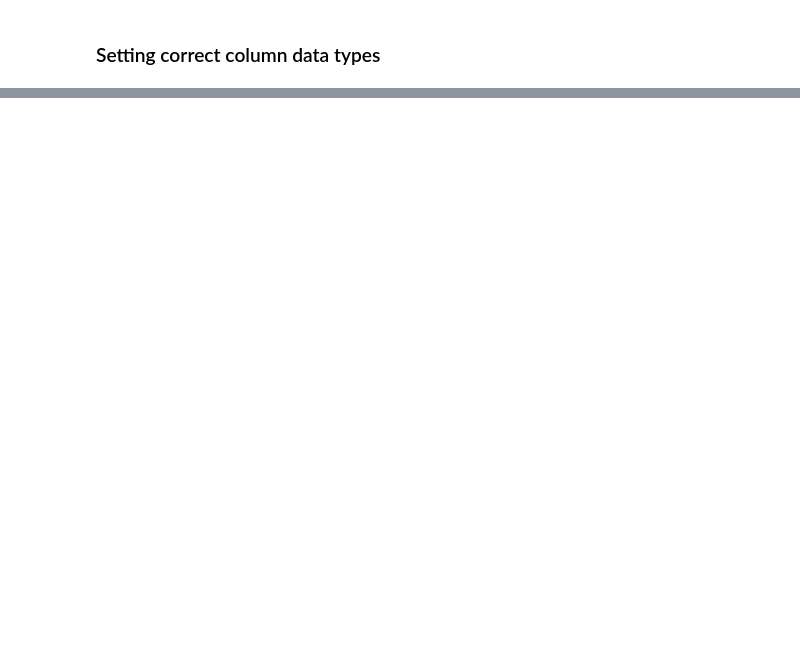
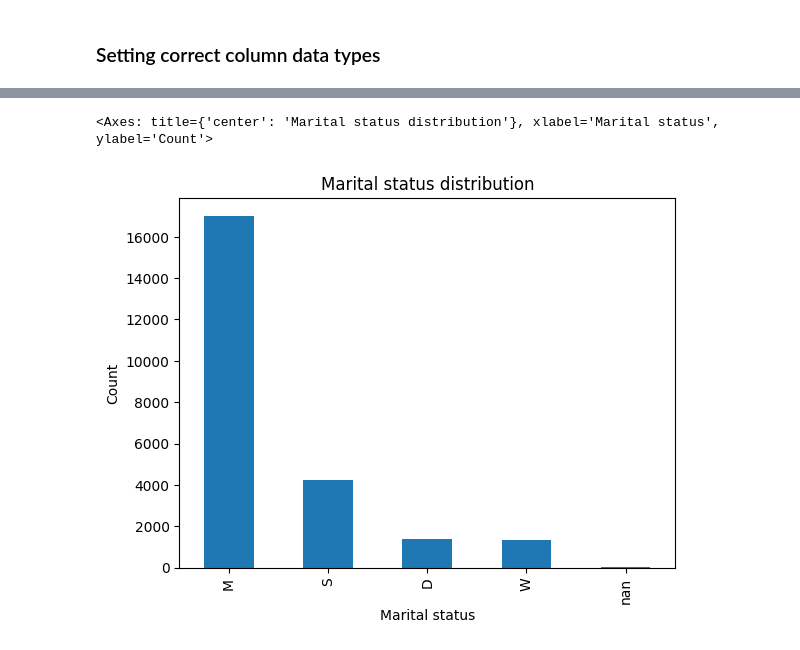
Before and after one commit to alkenderesi/mortgage-analytics, a Jupyter notebook: notebooks/2. Data cleaning.ipynb, the cells around one changed output, grey strips where cells are left out. Cells and saved outputs as stored; diff of their text form; code cells hidden in the pictures; blank space fills up the shorter version.

```diff
--- a/notebooks/2. Data cleaning.ipynb
+++ b/notebooks/2. Data cleaning.ipynb
@@ -89,0 +223,5 @@ for column in date_columns:
+# %%
+df["MARITAL_STATUS"].value_counts(dropna=False).plot(kind="bar", title="Marital status distribution", xlabel="Marital status", ylabel="Count")
+# %% [output]
+<Axes: title={'center': 'Marital status distribution'}, xlabel='Marital status', ylabel='Count'>
+[figure, added]
```
Also changed, not shown: parts of 31 cells of this notebook.
